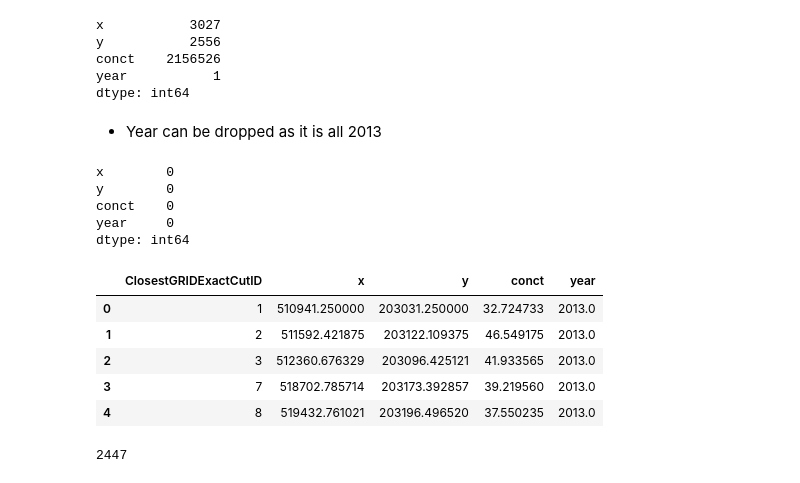
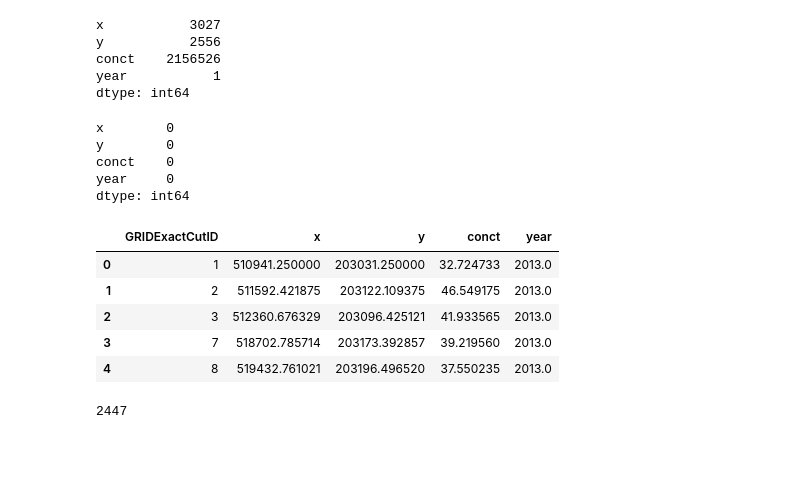
Before and after one commit to JosephPassant/csck503_groupb_assignment, a Jupyter notebook: data_exploration.ipynb, the cells around one changed output. Drawn from its saved outputs; the diff is of its cells as text; code cells hidden in the pictures; blank space fills up the shorter version.

```diff
--- a/data_exploration.ipynb
+++ b/data_exploration.ipynb
@@ -92,6 +105,4 @@ import numpy as np
 from scipy.spatial import KDTree
-# %%
-pd.set_option('display.max_rows', None)
 # %% [markdown]
 ### MajorGrid_AADTandVKM_2013
 # %%
@@ -291,6 +305,8 @@ memory usage: 550.6+ KB
 # %%
 # Drop Year and VKM_TOTAL column
 road_traffic_minor = road_traffic_minor.drop('Year', axis=1)
+road_traffic_minor = road_traffic_minor.drop('ID', axis=1)
+road_traffic_minor = road_traffic_minor.drop('Location_ExactCut', axis=1)
 road_traffic_minor = road_traffic_minor.drop('VKM_Total', axis=1)
 # %%
 # clean column titles
@@ -793,8 +812,6 @@ y           2556
 conct    2156526
 year           1
 dtype: int64
-# %% [markdown]
-* Year can be dropped as it is all 2013
 # %%
 NO2_concentrations.isnull().sum()
 # %% [output]
@@ -813,13 +830,13 @@ def closest_grid(x, y, tree, df1):
     return df1.iloc[idx]['GRIDExactCutID']
 
 # Apply the function to each row of NO2_concentrations and populate a new column with the Closest_GRID_ExactCut_ID
-NO2_concentrations['ClosestGRIDExactCutID'] = NO2_concentrations.apply(lambda row: closest_grid(row['x'], row['y'], tree, road_traffic_minor), axis=1)
+NO2_concentrations['GRIDExactCutID'] = NO2_concentrations.apply(lambda row: closest_grid(row['x'], row['y'], tree, road_traffic_minor), axis=1)
 # %%
 # groupby GRID_ExactCut_ID and calculate mean nox concentration
-NO2_concentrations_grouped = NO2_concentrations.groupby(['ClosestGRIDExactCutID']).mean().reset_index()
+NO2_concentrations_grouped = NO2_concentrations.groupby(['GRIDExactCutID']).mean().reset_index()
 NO2_concentrations_grouped.head()
 # %% [output]
-|  | ClosestGRIDExactCutID | x | y | conct | year |
+|  | GRIDExactCutID | x | y | conct | year |
 | 0 | 1 | 510941.250000 | 203031.250000 | 32.724733 | 2013.0 |
 | 1 | 2 | 511592.421875 | 203122.109375 | 46.549175 | 2013.0 |
 | 2 | 3 | 512360.676329 | 203096.425121 | 41.933565 | 2013.0 |
```
Also changed, not shown: parts of 81 cells of this notebook.
